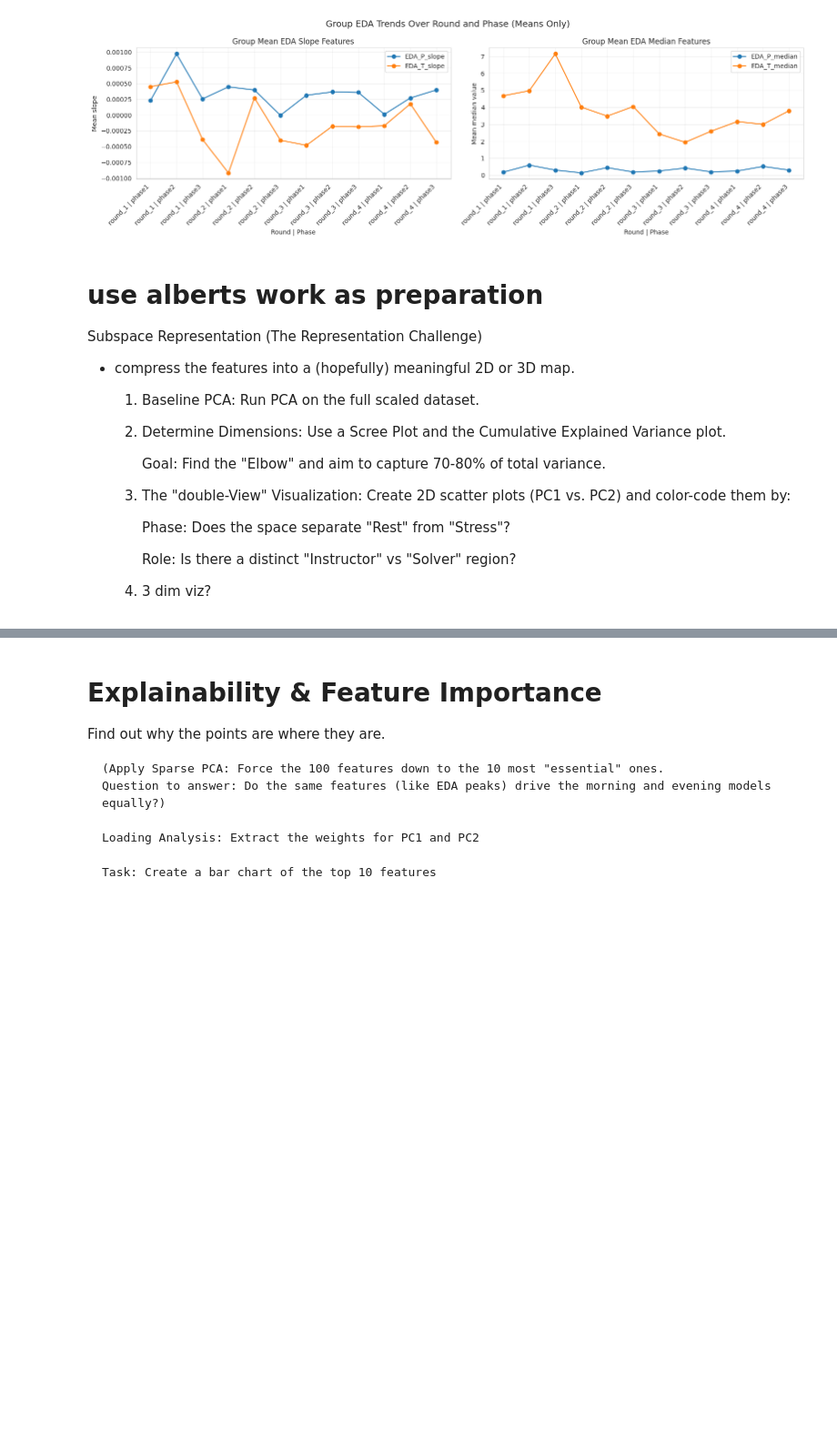
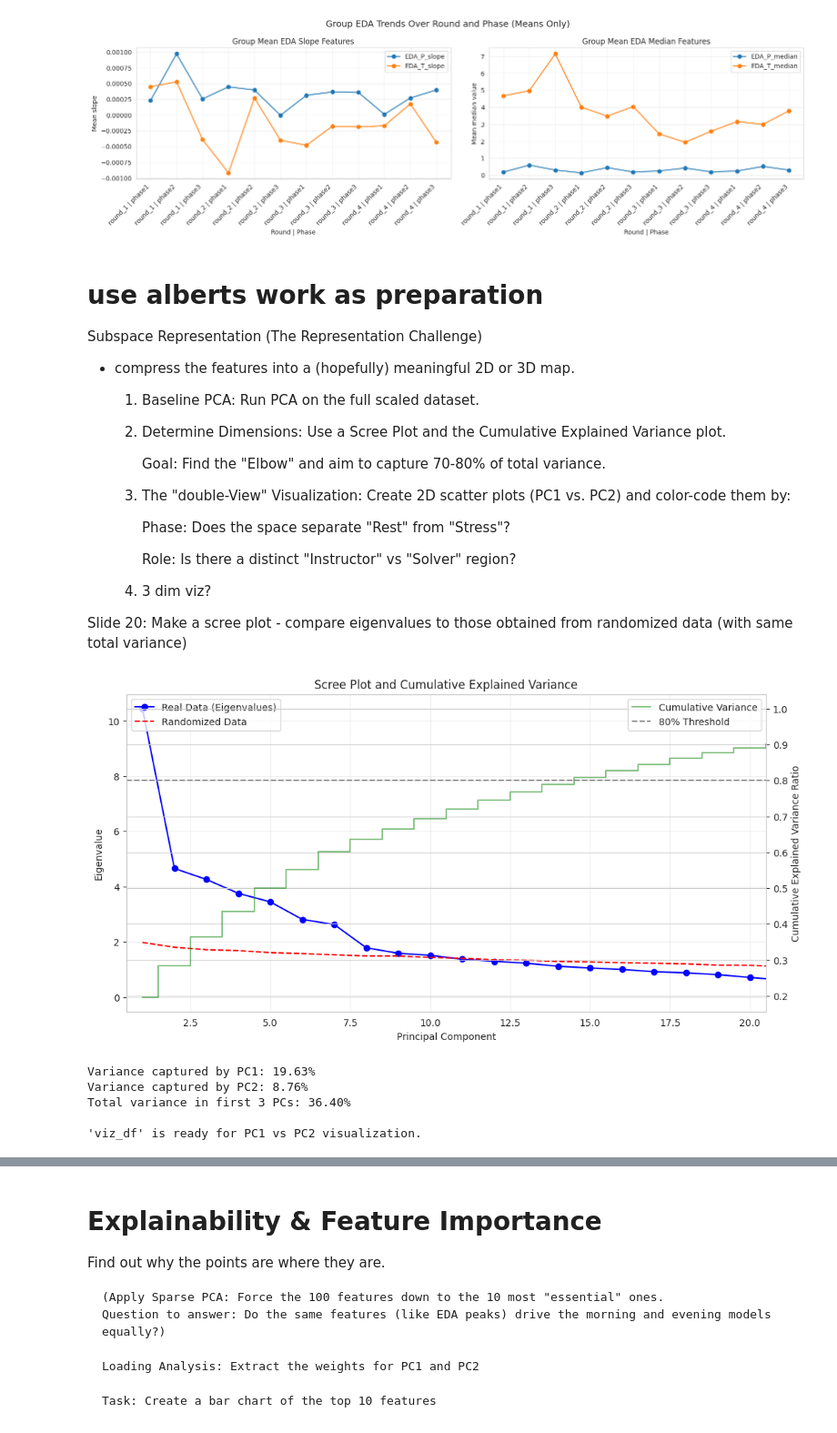
Before and after one commit to VertrauenGuard/cda-case2, a Jupyter notebook: data_analysis.ipynb, the cells around one changed output, grey strips where cells are left out. Shown at 91% size. Drawn from its saved outputs; the diff is of its cells as text; code cells hidden in the pictures; blank space fills up the shorter version.

Commit message:
screeplot added

```diff
--- a/data_analysis.ipynb
+++ b/data_analysis.ipynb
@@ -1110,3 +1110,73 @@ Subspace Representation (The Representation Challenge)
         Role: Is there a distinct "Instructor" vs "Solver" region?
 
     4. 3 dim viz?
+
+
+Slide 20:
+Make a scree plot - compare eigenvalues to those obtained from randomized data (with same total
+variance)
+# %%
+import numpy as np
+import pandas as pd
+import matplotlib.pyplot as plt
+from sklearn.decomposition import PCA
+
+# 1. Baseline PCA on the full scaled dataset
+pca = PCA()
+pca_transformed = pca.fit_transform(pca_input_df)
+
+# 2. Parallel Analysis: Randomized Data Comparison
+shuffled_df = pca_input_df.copy()
+for column in shuffled_df.columns:
+    # permutation returns a shuffled COPY, avoiding the read-only error
+    shuffled_df[column] = np.random.permutation(shuffled_df[column].values)
+
+pca_random = PCA()
+pca_random.fit(shuffled_df)
+# Get eigenvalues (explained_variance_)
+eigenvalues = pca.explained_variance_
+random_eigenvalues = pca_random.explained_variance_
+
+# 3. Visualization: Scree Plot & Cumulative Explained Variance
+fig, ax1 = plt.subplots(figsize=(12, 6))
+
+# Plot Eigenvalues (Scree Plot)
+ax1.plot(range(1, len(eigenvalues) + 1), eigenvalues, 'o-', label='Real Data (Eigenvalues)', color='blue')
+ax1.plot(range(1, len(random_eigenvalues) + 1), random_eigenvalues, '--', label='Randomized Data', color='red')
+ax1.set_xlabel('Principal Component')
+ax1.set_ylabel('Eigenvalue')
+ax1.set_title('Scree Plot and Cumulative Explained Variance')
+ax1.legend(loc='upper left')
+ax1.grid(True, alpha=0.3)
+
+# Plot Cumulative Explained Variance on a second y-axis
+ax2 = ax1.twinx()
+cum_variance = np.cumsum(pca.explained_variance_ratio_)
+ax2.step(range(1, len(cum_variance) + 1), cum_variance, where='mid', label='Cumulative Variance', color='green', alpha=0.5)
+ax2.axhline(y=0.8, color='grey', linestyle='--', label='80% Threshold')
+ax2.set_ylabel('Cumulative Explained Variance Ratio')
+ax2.legend(loc='upper right')
+
+# Zoom in on the first 20 components for clarity
+ax1.set_xlim(0.5, 20.5)
+plt.show()
+
+# 4. Results Processing
+# Determine dimensions where Real > Random and check 70-80% goal
+print(f"Variance captured by PC1: {pca.explained_variance_ratio_[0]*100:.2f}%")
+print(f"Variance captured by PC2: {pca.explained_variance_ratio_[1]*100:.2f}%")
+print(f"Total variance in first 3 PCs: {cum_variance[2]*100:.2f}%")
+
+# 5. Transform and Stitch back to meta_df
+pca_cols = [f'PC{i+1}' for i in range(pca_transformed.shape[1])]
+df_pca_results = pd.DataFrame(pca_transformed, columns=pca_cols, index=pca_input_df.index)
+viz_df = pd.concat([meta_df, df_pca_results], axis=1)
+
+print("\n'viz_df' is ready for PC1 vs PC2 visualization.")
+# %% [output]
+[figure, added]
+Variance captured by PC1: 19.63%
+Variance captured by PC2: 8.76%
+Total variance in first 3 PCs: 36.40%
+
+'viz_df' is ready for PC1 vs PC2 visualization.
```
Also changed, not shown: parts of 2 cells of this notebook.
